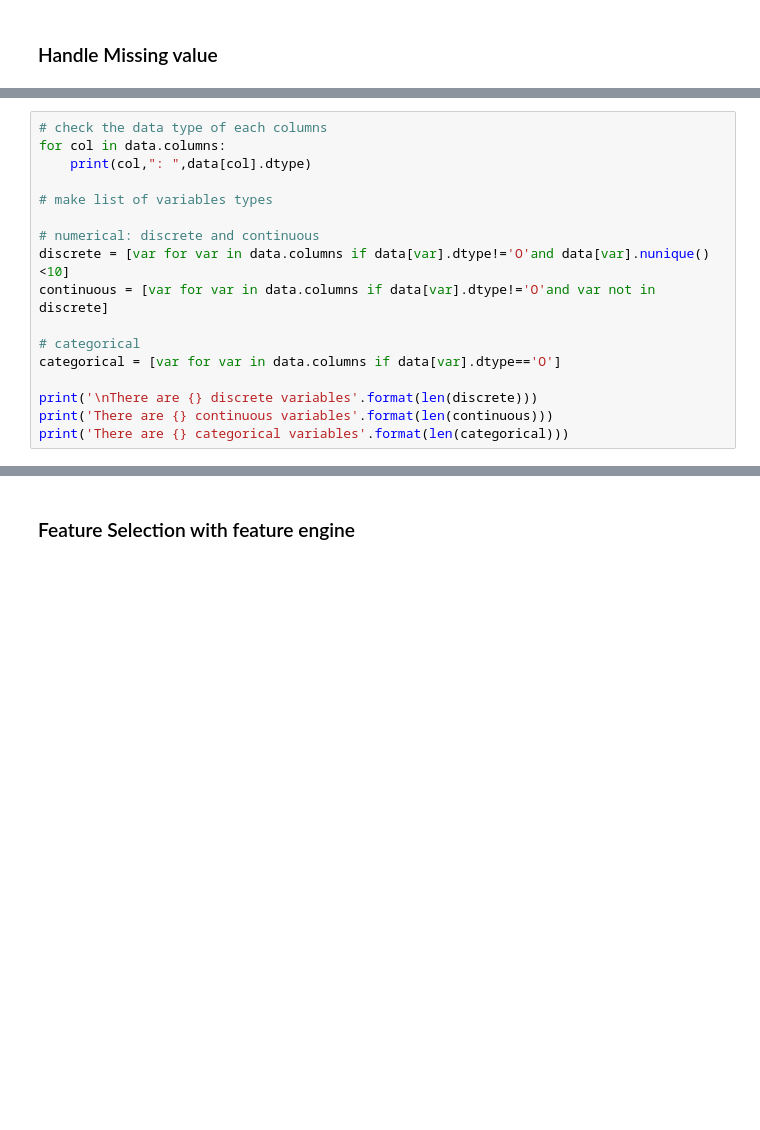
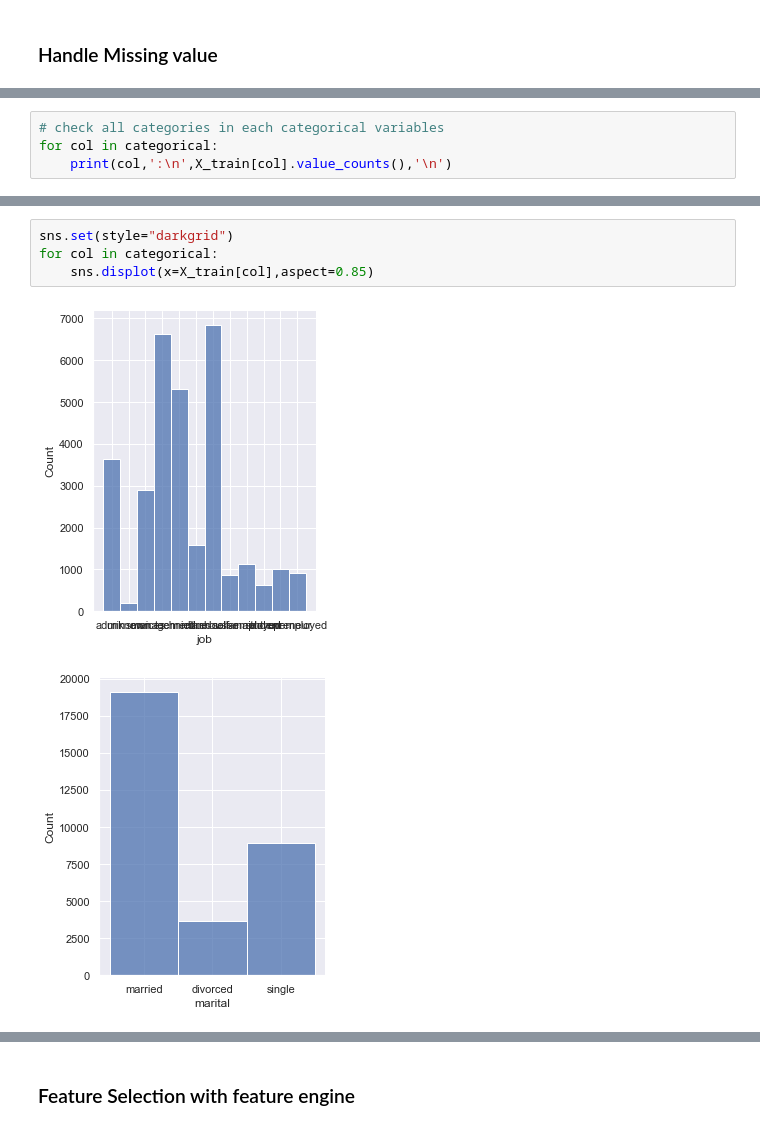
Before and after one commit to jiahuiwang2020/Data-Science-Project, a Jupyter notebook: SalesAnalytics/Main.ipynb, the cells around one changed output, grey strips where cells are left out. Drawn from its saved outputs; the diff is of its cells as text; blank space fills up the shorter version.

```diff
--- a/SalesAnalytics/Main.ipynb
+++ b/SalesAnalytics/Main.ipynb
@@ -469,17 +79,0 @@ dtype: bool
-# %%
-# check the data type of each columns
-for col in data.columns:
-    print(col,": ",data[col].dtype)
-
-# make list of variables types
-
-# numerical: discrete and continuous
-discrete = [var for var in data.columns if data[var].dtype!='O'and data[var].nunique()<10]
-continuous = [var for var in data.columns if data[var].dtype!='O'and var not in discrete]
-
-# categorical
-categorical = [var for var in data.columns if data[var].dtype=='O']
-
-print('\nThere are {} discrete variables'.format(len(discrete)))
-print('There are {} continuous variables'.format(len(continuous)))
-print('There are {} categorical variables'.format(len(categorical)))
@@ -643,0 +175,4 @@ memory usage: 367.5+ KB
+# %%
+# check all categories in each categorical variables
+for col in categorical:
+    print(col,':\n',X_train[col].value_counts(),'\n')
@@ -643,0 +197,7 @@ memory usage: 367.5+ KB
+# %%
+sns.set(style="darkgrid")
+for col in categorical:
+    sns.displot(x=X_train[col],aspect=0.85)
+# %% [output]
+[figure, added]
+[figure, added]
```
Also changed, not shown: parts of 112 cells of this notebook.
